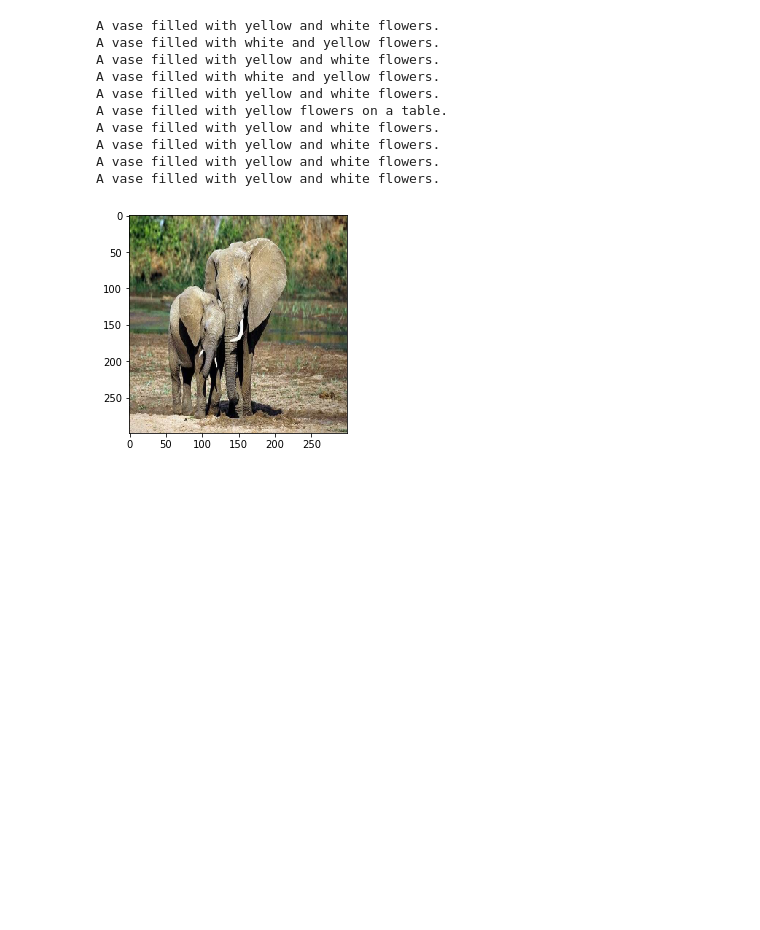
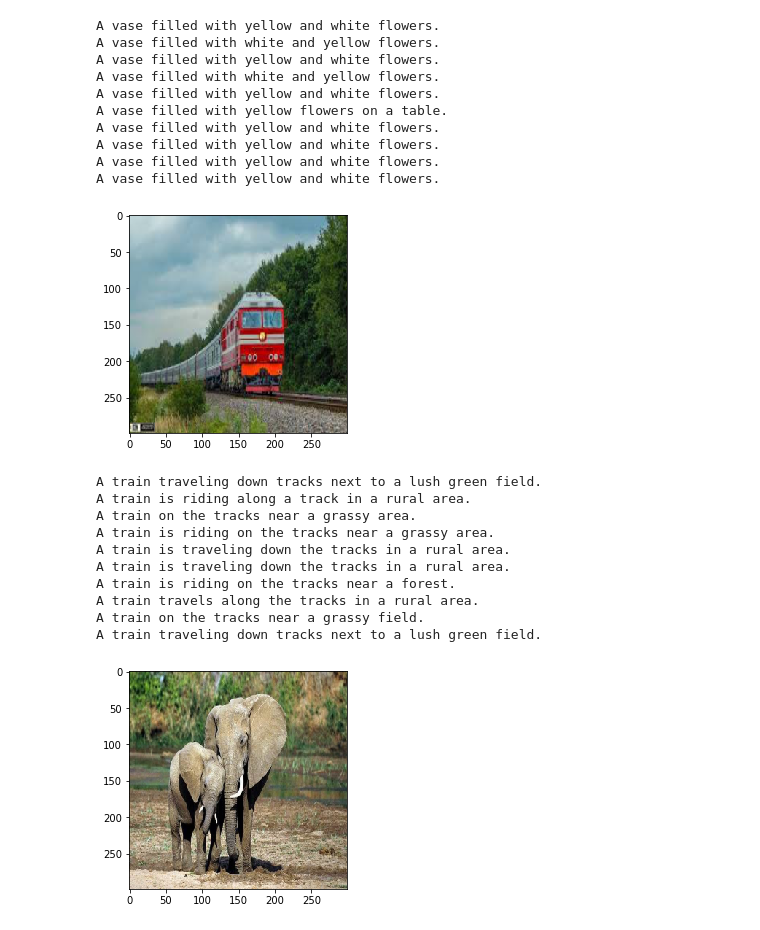
Before and after one commit to yukonta/ImageCaptioning, a Jupyter notebook: yukonta_image_captionong.ipynb, the cells around one changed output. Cells and saved outputs as stored; diff of their text form; code cells hidden in the pictures; blank space fills up the shorter version.

```diff
--- a/yukonta_image_captionong.ipynb
+++ b/yukonta_image_captionong.ipynb
@@ -2499,7 +2454,7 @@ plt.imshow(img)
 plt.show()
 
 for i in range(10):
-    caption = generate_caption(network, img, tokens, t=5., max_len=max_caption_len)[0]
+    caption = generate_caption(network, img, tokens, t=5., max_len=max_caption_len, device=device)[0]
     print(' '.join(caption.split(' ')[1:-1]) )
 # %% [output]
 [figure]
@@ -2534,6 +2489,27 @@ A vase filled with yellow and white flowers.
 A vase filled with yellow and white flowers.
 A vase filled with yellow and white flowers.
 A vase filled with yellow and white flowers.
+# %%
+img = plt.imread(IMG_TEST_DIR + 'Train.jpg')
+img = resize(img, (const_resize, const_resize))
+plt.imshow(img)
+plt.show()
+
+for i in range(10):
+    caption = generate_caption(network, img, tokens, t=5., max_len=max_caption_len, device=device)[0]
+    print(' '.join(caption.split(' ')[1:-1]) )
+# %% [output]
+[figure, added]
+A train traveling down tracks next to a lush green field.
+A train is riding along a track in a rural area.
+A train on the tracks near a grassy area.
+A train is riding on the tracks near a grassy area.
+A train is traveling down the tracks in a rural area.
+A train is traveling down the tracks in a rural area.
+A train is riding on the tracks near a forest.
+A train travels along the tracks in a rural area.
+A train on the tracks near a grassy field.
+A train traveling down tracks next to a lush green field.
 # %%
 img = plt.imread(IMG_TEST_DIR + 'Elephants_1.jpg')
 img = resize(img, (const_resize, const_resize))
```
Also changed, not shown: parts of 10 cells of this notebook, 1 other file.
